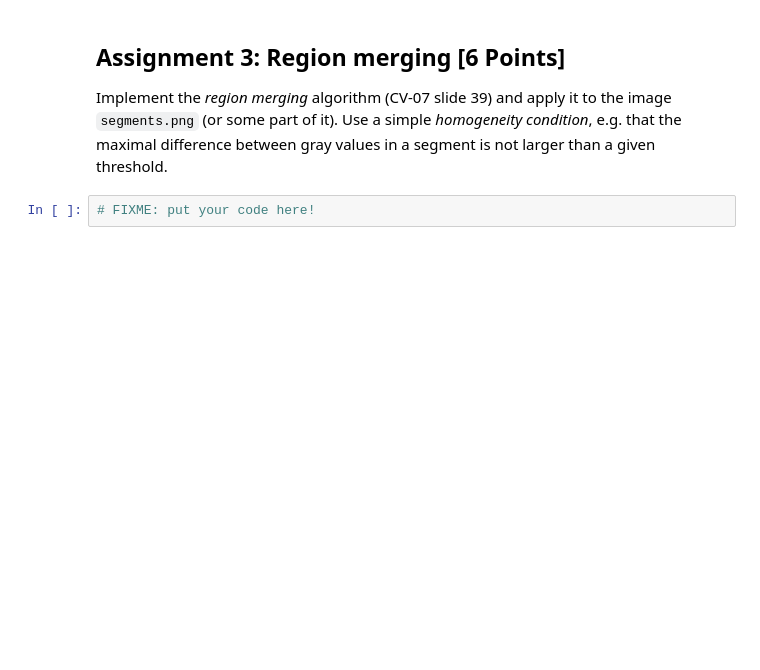
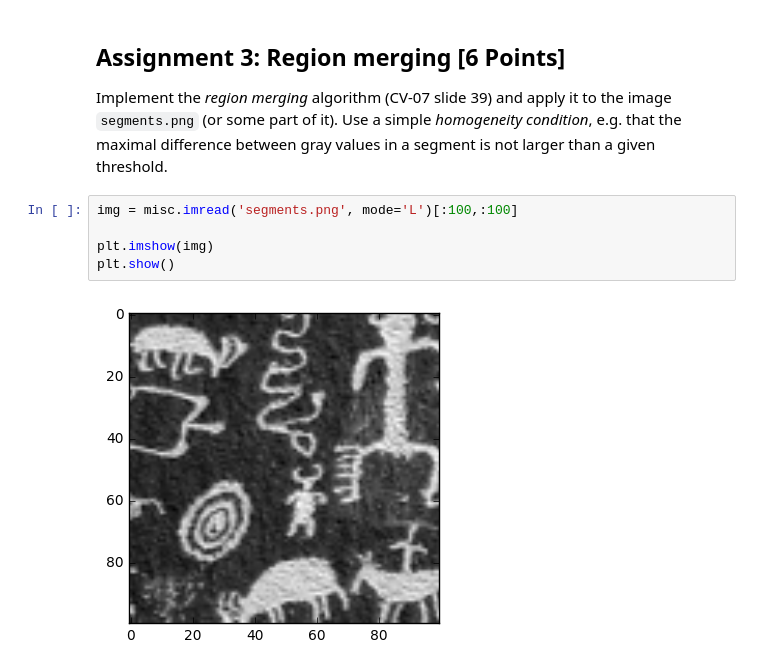
Before and after one commit to themightyoarfish/Computer-Vision, a Jupyter notebook: Exercise5/sheet05.ipynb, the cells around one changed output. Drawn from its saved outputs; the diff is of its cells as text; blank space fills up the shorter version.

```diff
--- a/Exercise5/sheet05.ipynb
+++ b/Exercise5/sheet05.ipynb
@@ -255,5 +255,10 @@ plt.show()
 ## Assignment 3: Region merging [6 Points]
 
 Implement the *region merging* algorithm (CV-07 slide 39) and apply it to the image `segments.png` (or some part of it). Use a simple *homogeneity condition*, e.g. that the maximal difference between gray values in a segment is not larger than a given threshold.
-# %%
-# FIXME: put your code here!
+# %%
+img = misc.imread('segments.png', mode='L')[:100,:100]
+
+plt.imshow(img)
+plt.show()
+# %% [output]
+[figure, added]
```
Also changed, not shown: 2 other files.
